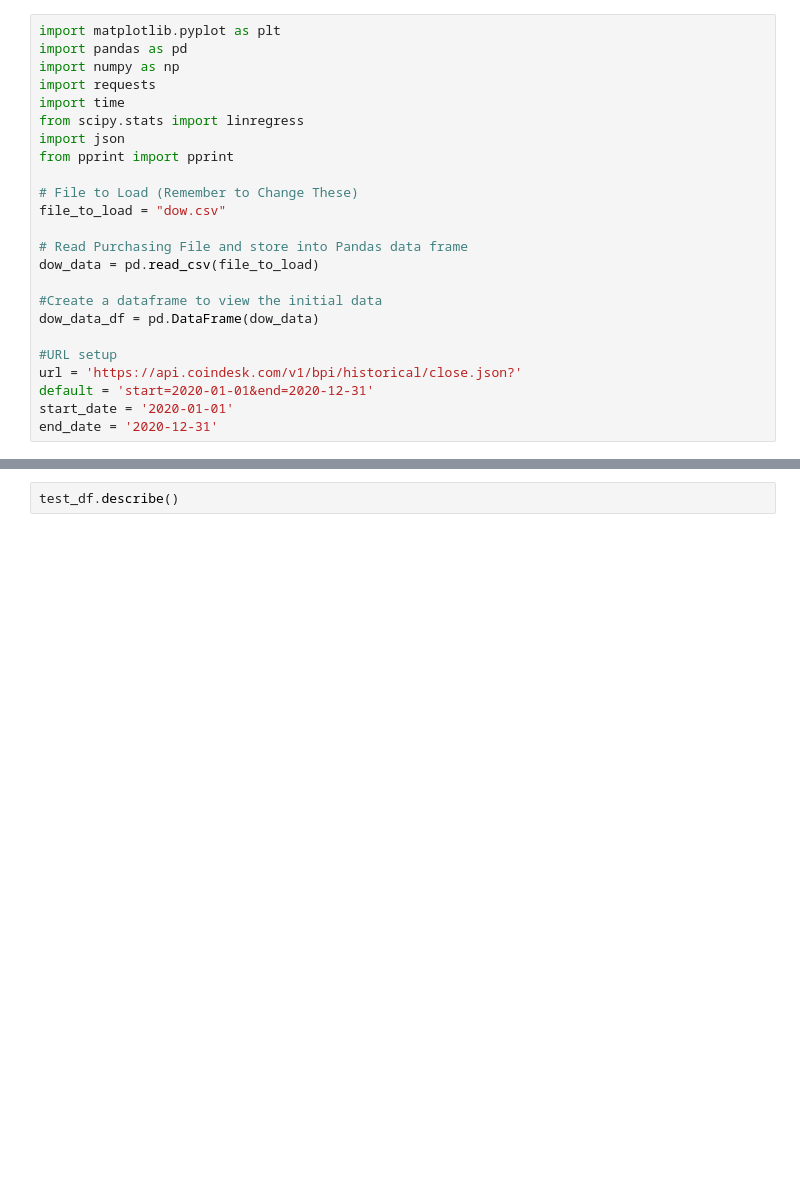
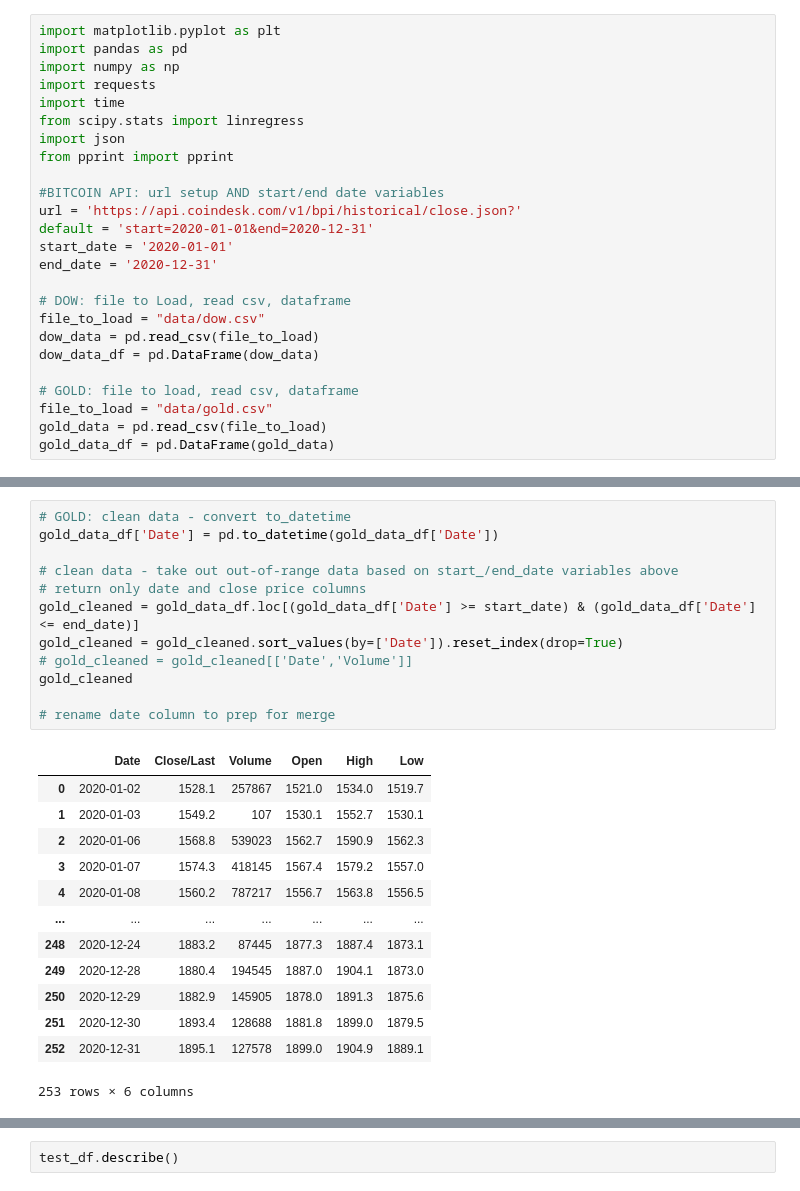
Before and after one commit to darrenr10/Project_1, a Jupyter notebook: chelsea-nb.ipynb, the cells around one changed output, grey strips where cells are left out. Drawn from its saved outputs; the diff is of its cells as text; blank space fills up the shorter version.

```diff
--- a/chelsea-nb.ipynb
+++ b/chelsea-nb.ipynb
@@ -8,18 +8,19 @@ from scipy.stats import linregress
 import json
 from pprint import pprint
 
-# File to Load (Remember to Change These)
-file_to_load = "dow.csv"
-
-# Read Purchasing File and store into Pandas data frame
-dow_data = pd.read_csv(file_to_load)
-
-#Create a dataframe to view the initial data
-dow_data_df = pd.DataFrame(dow_data)
-
-#URL setup
+#BITCOIN API: url setup AND start/end date variables
 url = 'https://api.coindesk.com/v1/bpi/historical/close.json?'
 default = 'start=2020-01-01&end=2020-12-31'
 start_date = '2020-01-01'
 end_date = '2020-12-31'
+
+# DOW: file to Load, read csv, dataframe
+file_to_load = "data/dow.csv"
+dow_data = pd.read_csv(file_to_load)
+dow_data_df = pd.DataFrame(dow_data)
+
+# GOLD: file to load, read csv, dataframe
+file_to_load = "data/gold.csv"
+gold_data = pd.read_csv(file_to_load)
+gold_data_df = pd.DataFrame(gold_data)
 # %%
@@ -125,0 +65,26 @@ plt.plot(x_axis, y_axis)
+# %%
+# GOLD: clean data - convert to_datetime
+gold_data_df['Date'] = pd.to_datetime(gold_data_df['Date'])
+
+# clean data - take out out-of-range data based on start_/end_date variables above
+# return only date and close price columns
+gold_cleaned = gold_data_df.loc[(gold_data_df['Date'] >= start_date) & (gold_data_df['Date'] <= end_date)]
+gold_cleaned = gold_cleaned.sort_values(by=['Date']).reset_index(drop=True)
+# gold_cleaned = gold_cleaned[['Date','Volume']]
+gold_cleaned
+
+# rename date column to prep for merge
+# %% [output]
+|  | Date | Close/Last | Volume | Open | High | Low |
+| 0 | 2020-01-02 | 1528.1 | 257867 | 1521.0 | 1534.0 | 1519.7 |
+| 1 | 2020-01-03 | 1549.2 | 107 | 1530.1 | 1552.7 | 1530.1 |
+| 2 | 2020-01-06 | 1568.8 | 539023 | 1562.7 | 1590.9 | 1562.3 |
+| 3 | 2020-01-07 | 1574.3 | 418145 | 1567.4 | 1579.2 | 1557.0 |
+| 4 | 2020-01-08 | 1560.2 | 787217 | 1556.7 | 1563.8 | 1556.5 |
+| ... | ... | ... | ... | ... | ... | ... |
+| 248 | 2020-12-24 | 1883.2 | 87445 | 1877.3 | 1887.4 | 1873.1 |
+| 249 | 2020-12-28 | 1880.4 | 194545 | 1887.0 | 1904.1 | 1873.0 |
+| 250 | 2020-12-29 | 1882.9 | 145905 | 1878.0 | 1891.3 | 1875.6 |
+| 251 | 2020-12-30 | 1893.4 | 128688 | 1881.8 | 1899.0 | 1879.5 |
+| 252 | 2020-12-31 | 1895.1 | 127578 | 1899.0 | 1904.9 | 1889.1 |
+253 rows × 6 columns
```
Also changed, not shown: parts of 10 cells of this notebook, 2 other files.
